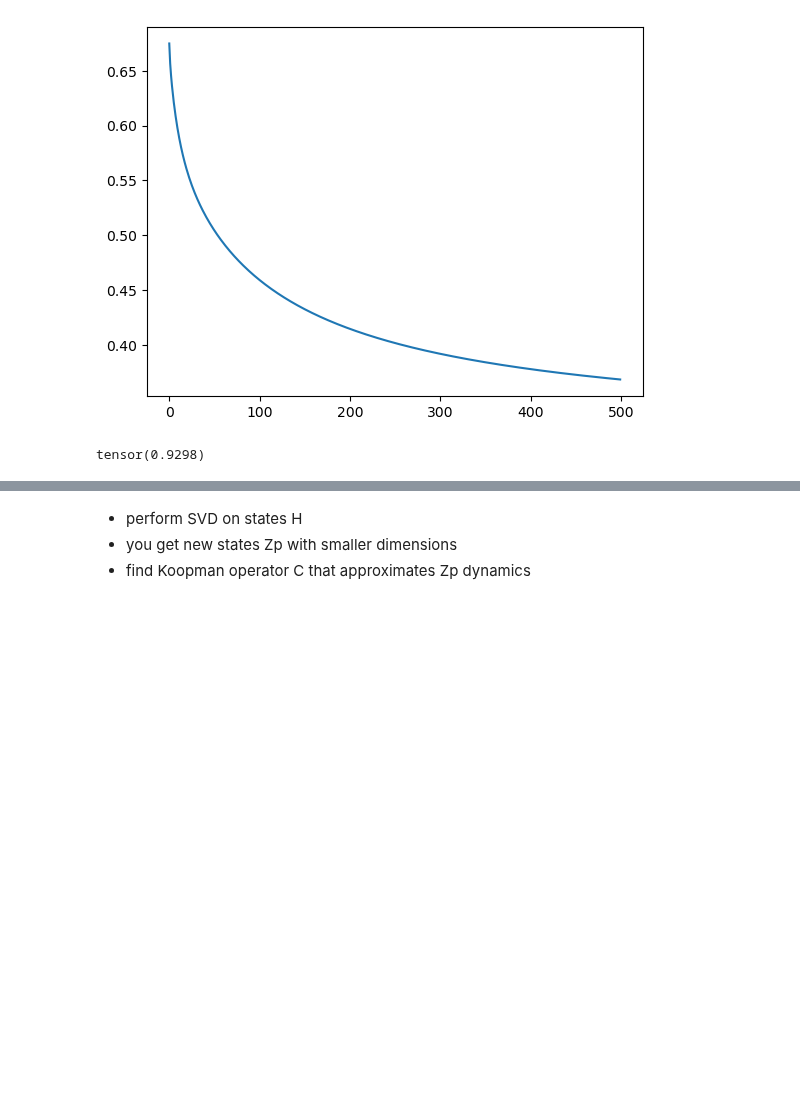
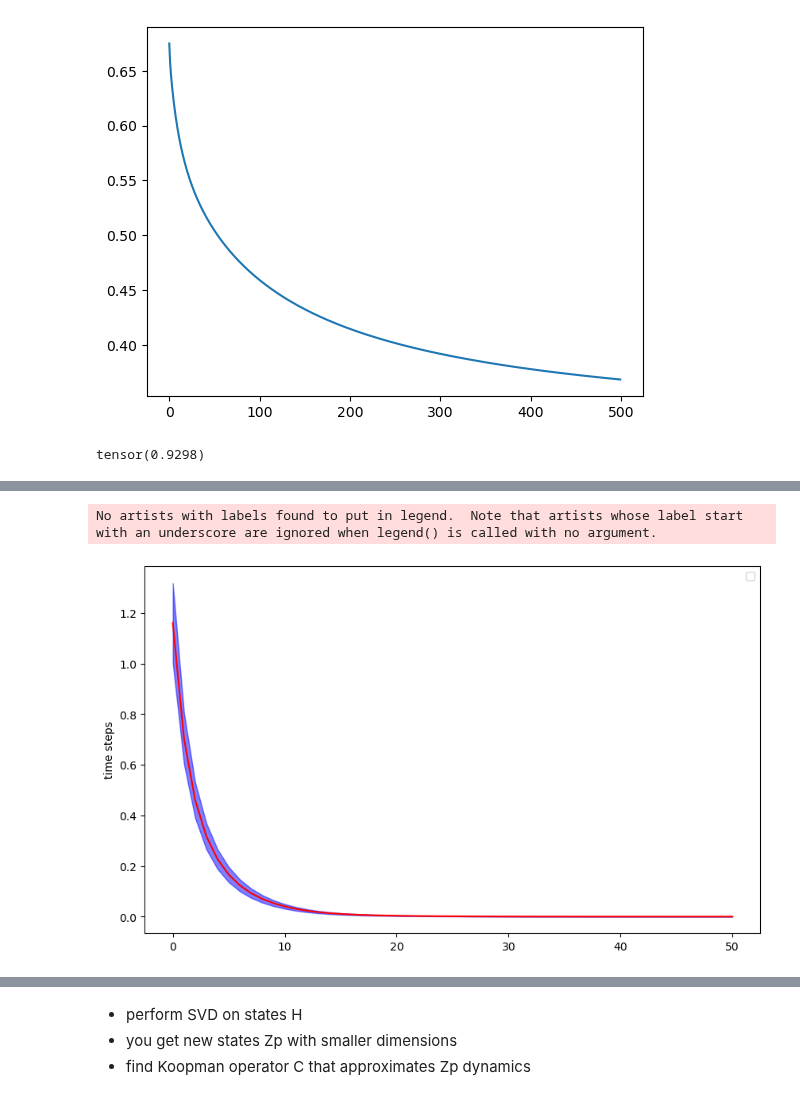
Before and after one commit to NGMLGroup/Koopman-TGNN-Interpretability, a Jupyter notebook: GraphESN_DMD.ipynb, the cells around one changed output, grey strips where cells are left out. Saved outputs shown, nothing was run; the diff lists cells and outputs as text; code cells hidden in the pictures; blank space fills up the shorter version.

```diff
--- a/GraphESN_DMD.ipynb
+++ b/GraphESN_DMD.ipynb
@@ -195,3 +271,24 @@ len(model.states)
+# %%
+norm = []
+
+for s in states:
+    norm.append(torch.linalg.vector_norm(s[:,:-1,:]-s[:,1:,:], dim=(0,2)))
+
+norm = torch.stack(norm)
+
+m_norm = norm.mean(dim=0)
+s_norm = norm.std(dim=0)
+# %%
+plt.figure(figsize=(10,6))
+t = np.linspace(0, norm.shape[1]-1, norm.shape[1])
+plt.plot(t, m_norm, color='r')
+plt.fill_between(t, m_norm-s_norm, m_norm+s_norm, color='b', alpha=0.5)
+plt.ylabel('time steps')
+plt.legend()
+plt.show()
+# %% [output]
+No artists with labels found to put in legend.  Note that artists whose label start with an underscore are ignored when legend() is called with no argument.
+[figure, added]
 # %%
 model.states[0].shape
 # %% [output]
```
Also changed, not shown: parts of 25 cells of this notebook.
